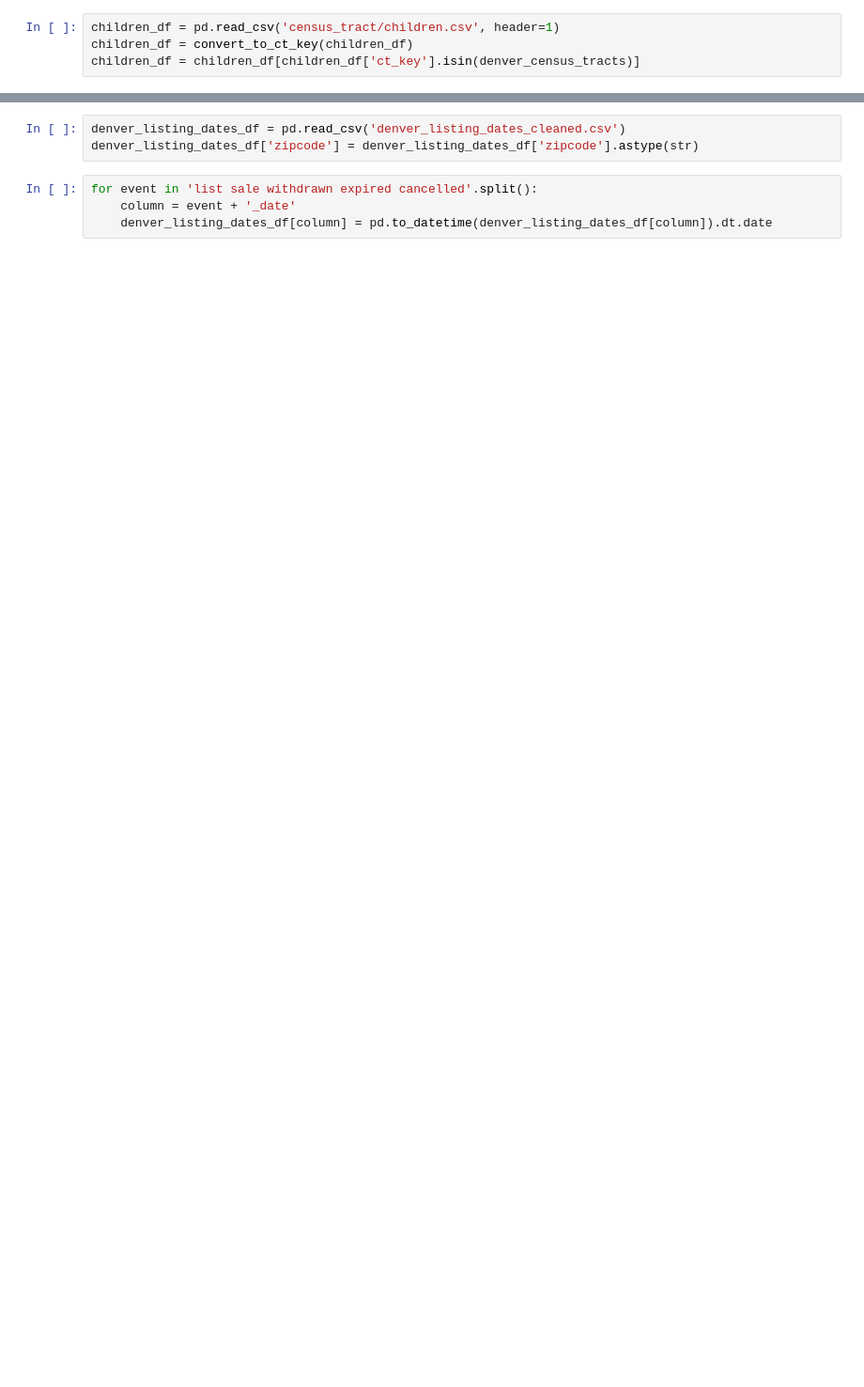
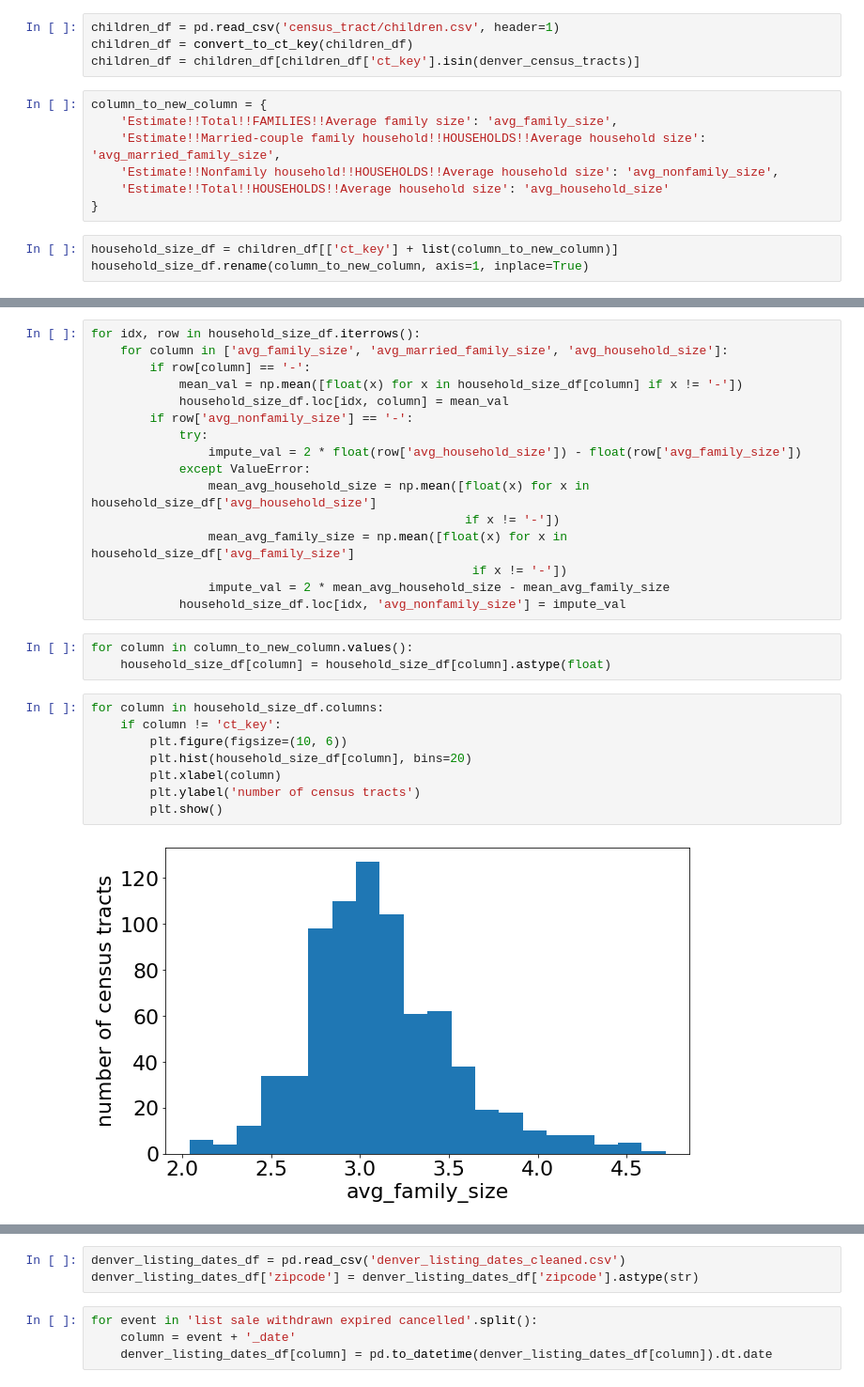
Before and after one commit to wijayajessica/Digital-Real-Estate-Index, a Jupyter notebook: zipcode_features/census_tract_features.ipynb, the cells around one changed output, grey strips where cells are left out. Shown at 94% size. Drawn from its saved outputs; the diff is of its cells as text; blank space fills up the shorter version.

```diff
--- a/zipcode_features/census_tract_features.ipynb
+++ b/zipcode_features/census_tract_features.ipynb
@@ -722,3 +724,13 @@ for column in ['STEM_jobs', 'education&health_care']:
 children_df = pd.read_csv('census_tract/children.csv', header=1)
 children_df = convert_to_ct_key(children_df)
 children_df = children_df[children_df['ct_key'].isin(denver_census_tracts)]
+# %%
+column_to_new_column = {
+    'Estimate!!Total!!FAMILIES!!Average family size': 'avg_family_size',
+    'Estimate!!Married-couple family household!!HOUSEHOLDS!!Average household size': 'avg_married_family_size',
+    'Estimate!!Nonfamily household!!HOUSEHOLDS!!Average household size': 'avg_nonfamily_size',
+    'Estimate!!Total!!HOUSEHOLDS!!Average household size': 'avg_household_size'
+}
+# %%
+household_size_df = children_df[['ct_key'] + list(column_to_new_column)]
+household_size_df.rename(column_to_new_column, axis=1, inplace=True)
@@ -724,0 +748,29 @@ children_df = children_df[children_df['ct_key'].isin(denver_census_tracts)]
+# %%
+for idx, row in household_size_df.iterrows():
+    for column in ['avg_family_size', 'avg_married_family_size', 'avg_household_size']:
+        if row[column] == '-':
+            mean_val = np.mean([float(x) for x in household_size_df[column] if x != '-'])
+            household_size_df.loc[idx, column] = mean_val
+        if row['avg_nonfamily_size'] == '-':
+            try:
+                impute_val = 2 * float(row['avg_household_size']) - float(row['avg_family_size'])
+            except ValueError:
+                mean_avg_household_size = np.mean([float(x) for x in household_size_df['avg_household_size']
+                                                   if x != '-'])
+                mean_avg_family_size = np.mean([float(x) for x in household_size_df['avg_family_size']
+                                                    if x != '-'])
+                impute_val = 2 * mean_avg_household_size - mean_avg_family_size
+            household_size_df.loc[idx, 'avg_nonfamily_size'] = impute_val
+# %%
+for column in column_to_new_column.values():
+    household_size_df[column] = household_size_df[column].astype(float)
+# %%
+for column in household_size_df.columns:
+    if column != 'ct_key':
+        plt.figure(figsize=(10, 6))
+        plt.hist(household_size_df[column], bins=20)
+        plt.xlabel(column)
+        plt.ylabel('number of census tracts')
+        plt.show()
+# %% [output]
+[figure, added]
```
Also changed, not shown: parts of 69 cells of this notebook.
